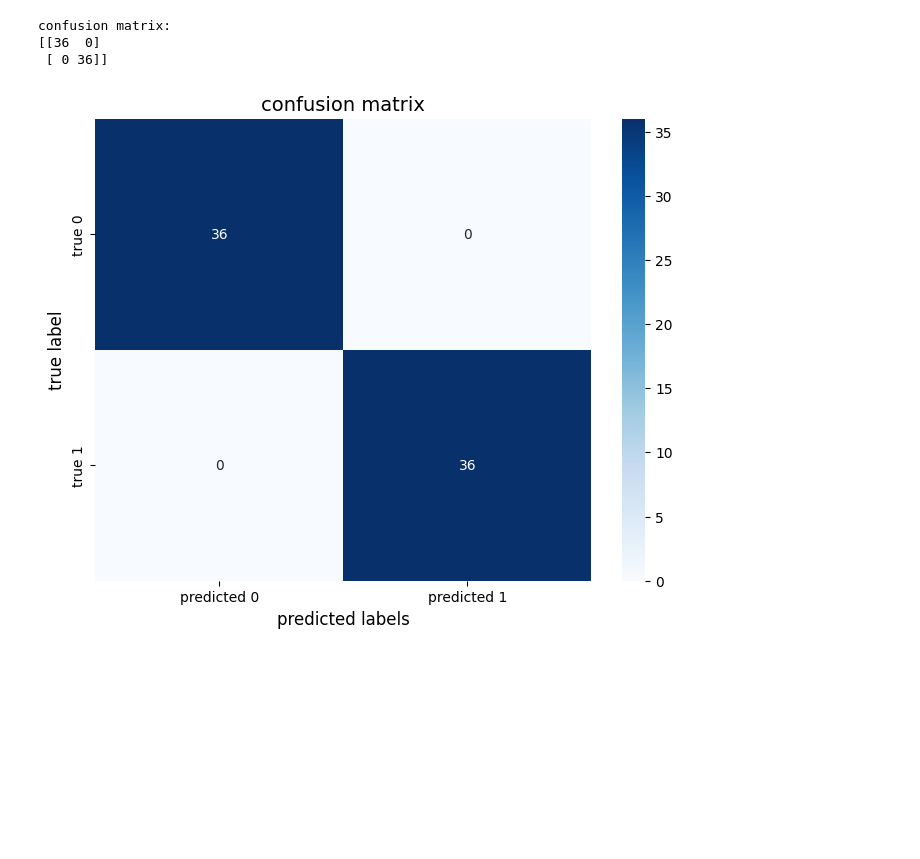
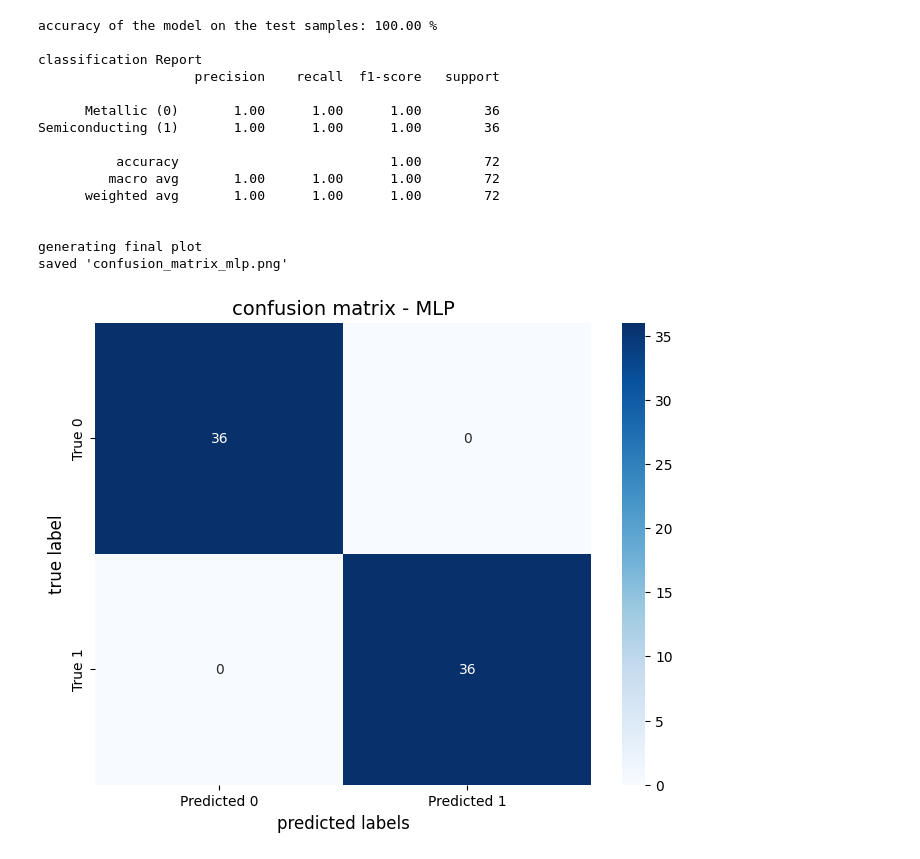
Before and after one commit to q1mora/cnt-property-prediction-using-ml-architectures, a Jupyter notebook: chirality_mlp.ipynb, the cells around one changed output. Cells and saved outputs as stored; diff of their text form; code cells hidden in the pictures; blank space fills up the shorter version.

```diff
--- a/chirality_mlp.ipynb
+++ b/chirality_mlp.ipynb
@@ -82,0 +15,7 @@ plt.savefig('distribution_of_metallicity_testing')
+# %%
+seed = 43
+np.random.seed(seed)
+torch.manual_seed(seed)
+batch_size= 32
+learning_rate = 0.001
+num_epochs = 100
@@ -129,13 +133,0 @@ class mlp_model(nn.Module):
-# %%
-# checking for GPU and set device
-
-device = torch.device('cuda' if torch.cuda.is_available() else 'cpu')
-print(f"using device: {device}")
-
-# creating model and using it to the device
-model = mlp_model().to(device)
-print(model)
-
-# define loss function and optimizer
-criterion = nn.BCEWithLogitsLoss()
-optimizer = optim.Adam(model.parameters(), lr=learning_rate)
@@ -307,33 +186,42 @@ feature importance plot
 # %%
-# creating a 2 x 2 (confusion matrix)
+# printing our results
+y_true = np.array(y_true_list).ravel()
+y_pred = np.array(y_pred_list).ravel()
 
-model.eval()
-with torch.no_grad():
-  # getting predictions for the entire test set
-  all_outputs = model(x_test_tensor.to(device))
-  all_preds_rounded = torch.round(torch.sigmoid(all_outputs))
+accuracy = accuracy_score(y_true, y_pred)
+print(f'accuracy of the model on the test samples: {accuracy*100:.2f} %\n')
+target_names = ['Metallic (0)', 'Semiconducting (1)']
+report = classification_report(y_true, y_pred, target_names=target_names)
+print('classification Report')
+print(report)
 
-  # move tensors to cpu
-  y_pred = all_preds_rounded.cpu().numpy().ravel()
-  y_true = y_test_tensor.cpu().numpy().ravel()
-
-# creating a confusion matrix
+# --- 13. PLOT: Confusion Matrix ---
+print("\ngenerating final plot")
 cm = confusion_matrix(y_true, y_pred)
-print("confusion matrix:")
-print(cm)
-
-# plotting confusion matrix
 plt.figure(figsize=(8, 6))
 sns.heatmap(cm, annot=True, fmt='d', cmap='Blues',
-            xticklabels=['predicted 0', 'predicted 1'],
-            yticklabels=['true 0', 'true 1'])
-
+            xticklabels=['Predicted 0', 'Predicted 1'],
+            yticklabels=['True 0', 'True 1'])
 plt.xlabel('predicted labels', fontsize=12)
 plt.ylabel('true label', fontsize=12)
-plt.title('confusion matrix', fontsize=14)
-plt.savefig('confusion_matrix.png')
+plt.title('confusion matrix - MLP', fontsize=14)
+plt.savefig('confusion_matrix_mlp.png')
+print("saved 'confusion_matrix_mlp.png'")
+plt.show()
 # %% [output]
-confusion matrix:
-[[36  0]
- [ 0 36]]
+accuracy of the model on the test samples: 100.00 %
+
+classification Report
+                    precision    recall  f1-score   support
+
+      Metallic (0)       1.00      1.00      1.00        36
+Semiconducting (1)       1.00      1.00      1.00        36
+
+          accuracy                           1.00        72
+         macro avg       1.00      1.00      1.00        72
+      weighted avg       1.00      1.00      1.00        72
+
+
+generating final plot
+saved 'confusion_matrix_mlp.png'
-[figure, old version]
+[figure, new version]
```
Also changed, not shown: parts of 14 cells of this notebook.
